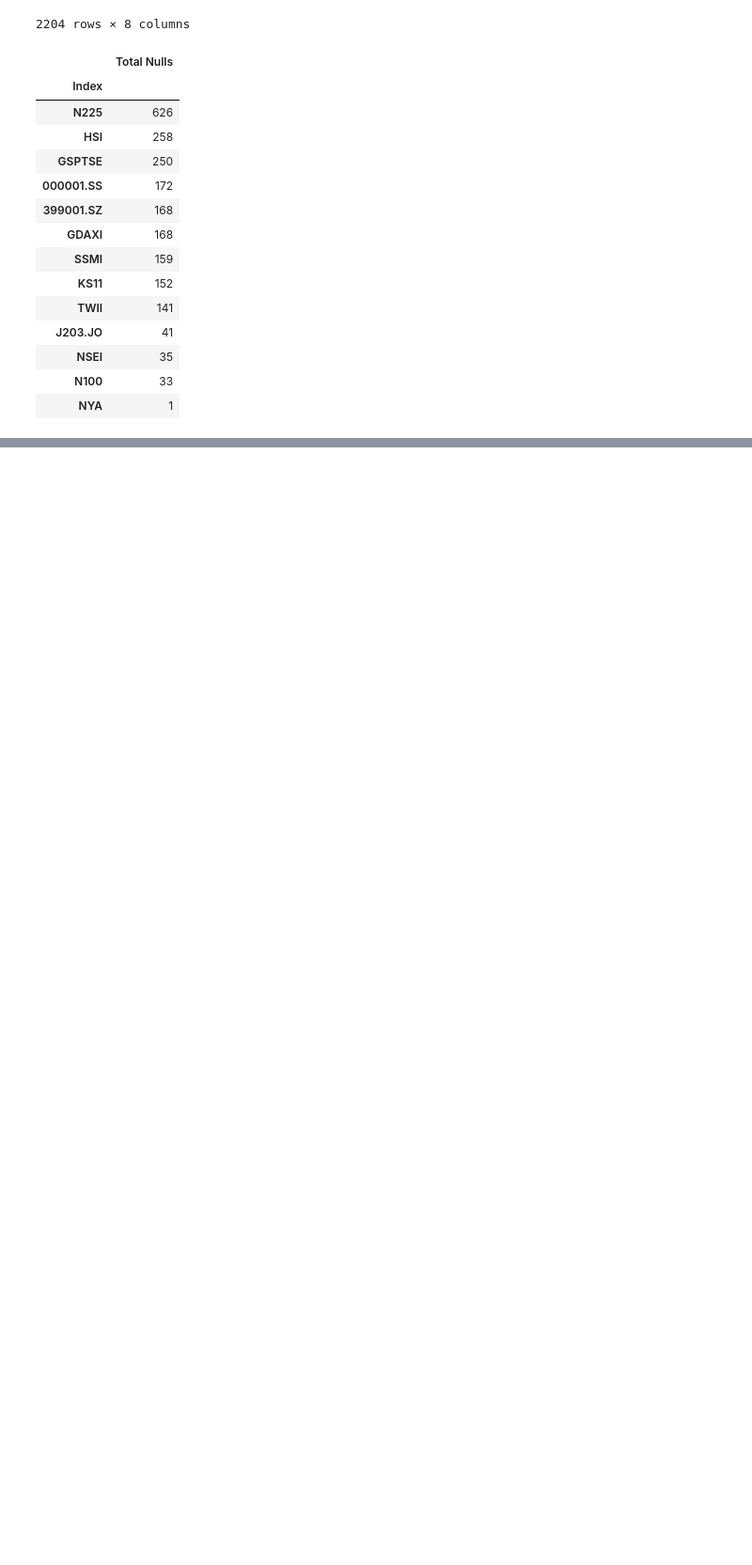
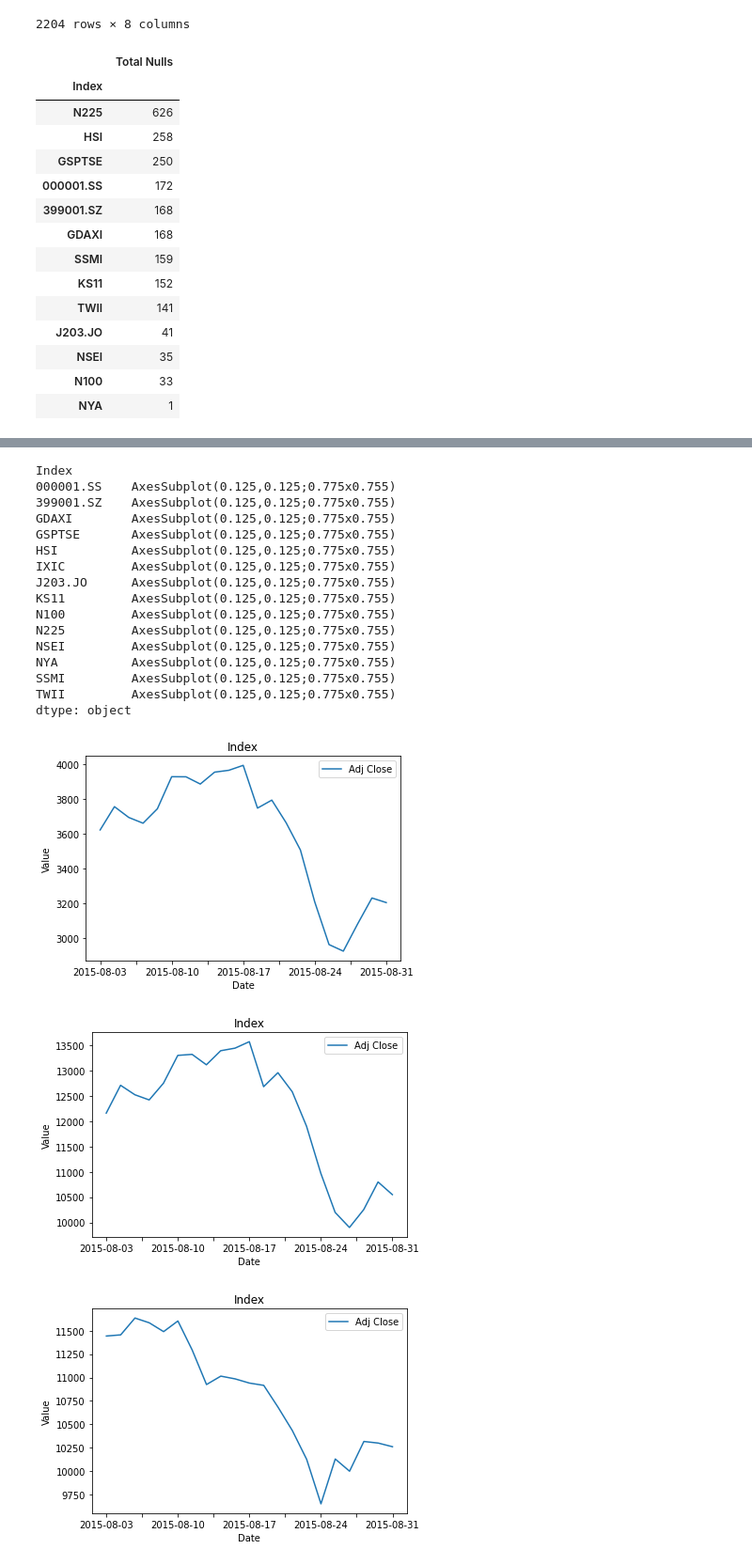
Before and after one commit to samdish7/COSC311, a Jupyter notebook: Projects/Project1/Stock.ipynb, the cells around one changed output, grey strips where cells are left out. Shown at 94% size. Cells and saved outputs as stored; diff of their text form; code cells hidden in the pictures; blank space fills up the shorter version.

```diff
--- a/Projects/Project1/Stock.ipynb
+++ b/Projects/Project1/Stock.ipynb
@@ -192,0 +197,26 @@ date.pivot(index = 'Date', columns = 'Index', values = 'Adj Close')
+# %%
+#H i)
+date_adjClose = date[['Index', 'Date', 'Adj Close']]
+date_adj = date_adjClose.groupby('Index')
+
+date_adj.plot.line(x = 'Date', y = 'Adj Close', ylabel = 'Value', title = date_adj.keys)
+# %% [output]
+Index
+000001.SS    AxesSubplot(0.125,0.125;0.775x0.755)
+399001.SZ    AxesSubplot(0.125,0.125;0.775x0.755)
+GDAXI        AxesSubplot(0.125,0.125;0.775x0.755)
+GSPTSE       AxesSubplot(0.125,0.125;0.775x0.755)
+HSI          AxesSubplot(0.125,0.125;0.775x0.755)
+IXIC         AxesSubplot(0.125,0.125;0.775x0.755)
+J203.JO      AxesSubplot(0.125,0.125;0.775x0.755)
+KS11         AxesSubplot(0.125,0.125;0.775x0.755)
+N100         AxesSubplot(0.125,0.125;0.775x0.755)
+N225         AxesSubplot(0.125,0.125;0.775x0.755)
+NSEI         AxesSubplot(0.125,0.125;0.775x0.755)
+NYA          AxesSubplot(0.125,0.125;0.775x0.755)
+SSMI         AxesSubplot(0.125,0.125;0.775x0.755)
+TWII         AxesSubplot(0.125,0.125;0.775x0.755)
+dtype: object
+[figure, added]
+[figure, added]
+[figure, added]
```
Also changed, not shown: parts of 5 cells of this notebook.
